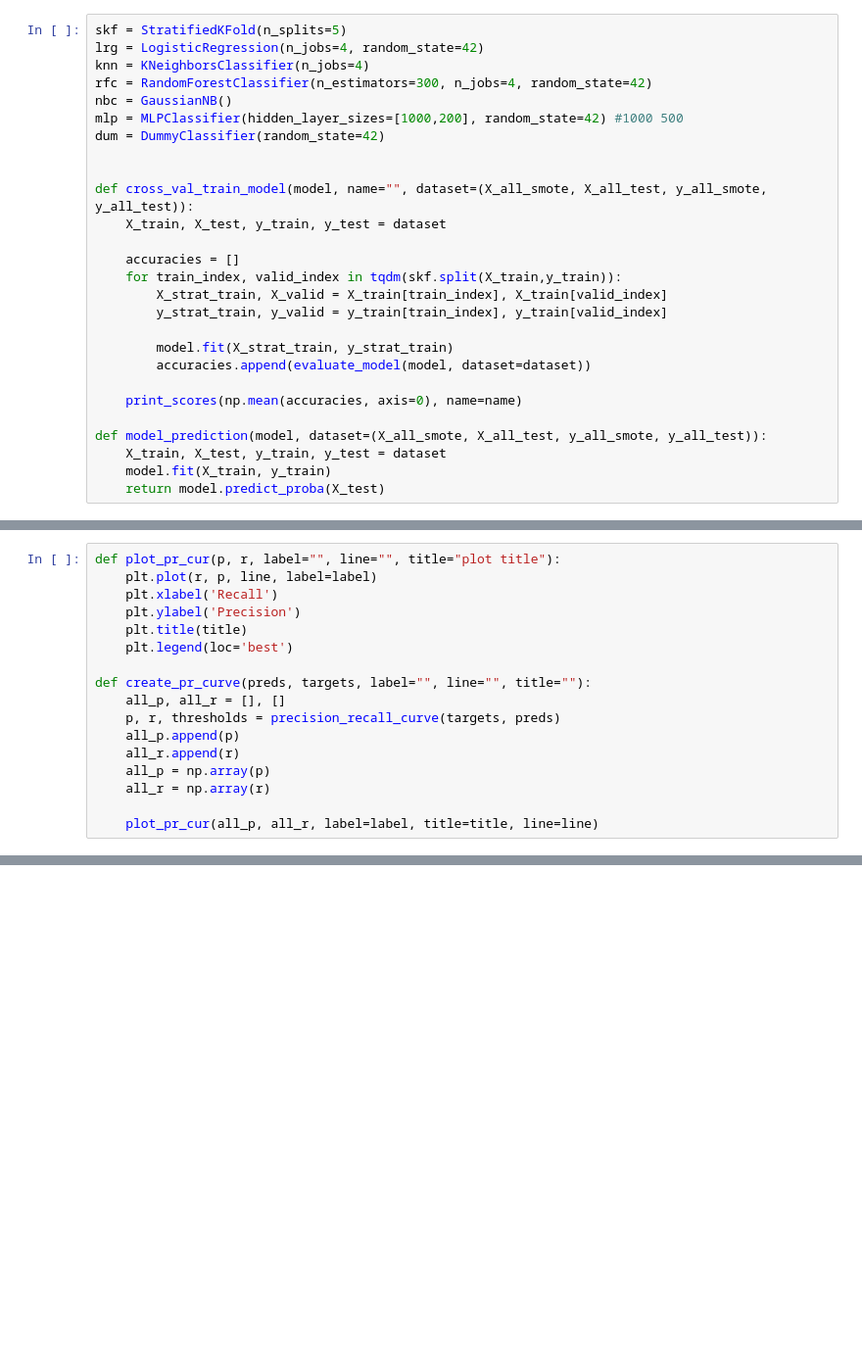
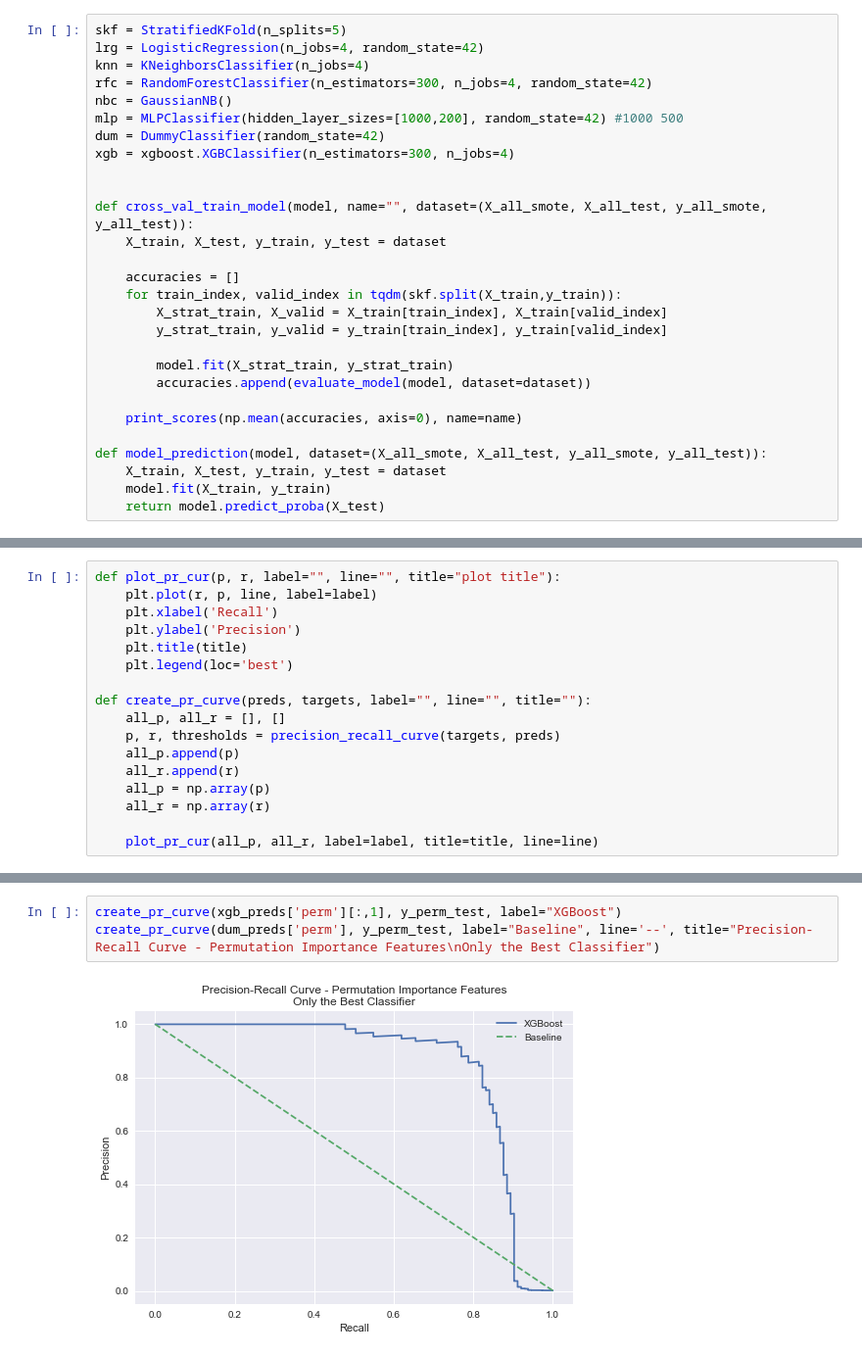
Before and after one commit to bjarnemu/aml2021finalproject, a Jupyter notebook: krog_main.ipynb, the cells around one changed output, grey strips where cells are left out. Shown: that part at 98% size. Drawn from its saved outputs; the diff is of its cells as text; blank space fills up the shorter version.

```diff
--- a/krog_main.ipynb
+++ b/krog_main.ipynb
@@ -177,6 +198,7 @@ rfc = RandomForestClassifier(n_estimators=300, n_jobs=4, random_state=42)
 nbc = GaussianNB()
 mlp = MLPClassifier(hidden_layer_sizes=[1000,200], random_state=42) #1000 500
 dum = DummyClassifier(random_state=42)
+xgb = xgboost.XGBClassifier(n_estimators=300, n_jobs=4)
 
 
 def cross_val_train_model(model, name="", dataset=(X_all_smote, X_all_test, y_all_smote, y_all_test)):
@@ -657,0 +746,5 @@ create_pr_curve(dum_preds['perm'], y_perm_test, label="Baseline", line='--', tit
+# %%
+create_pr_curve(xgb_preds['perm'][:,1], y_perm_test, label="XGBoost")
+create_pr_curve(dum_preds['perm'], y_perm_test, label="Baseline", line='--', title="Precision-Recall Curve - Permutation Importance Features\nOnly the Best Classifier")
+# %% [output]
+[figure, added]
```
Also changed, not shown: parts of 28 cells of this notebook, 2 other files.
